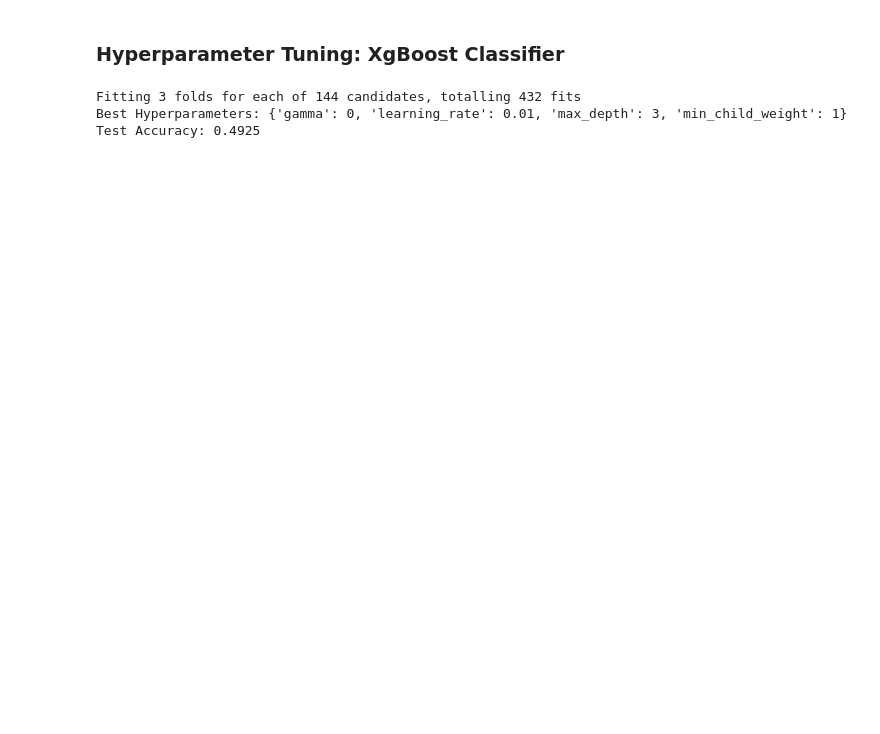
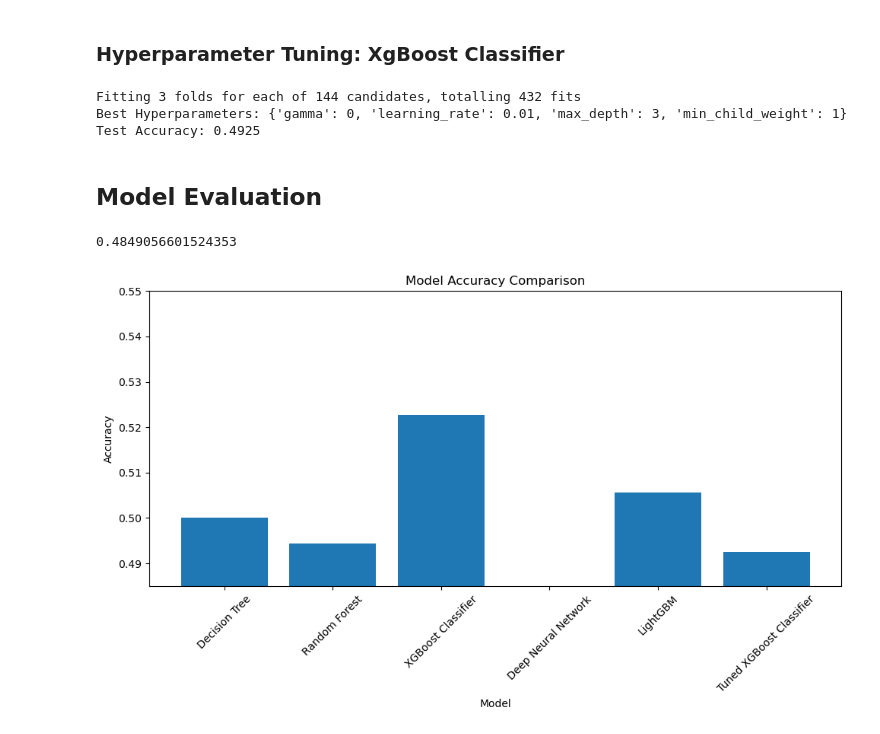
Before and after one commit to DavidChege1/Binance-Trend-Prediction---Mini-Project, a Jupyter notebook: index.ipynb, the cells around one changed output. Drawn from its saved outputs; the diff is of its cells as text; code cells hidden in the pictures; blank space fills up the shorter version.

Commit message:
Model Evaluation

```diff
--- a/index.ipynb
+++ b/index.ipynb
@@ -220,7 +220,7 @@ dnn_model.compile(loss='categorical_crossentropy', optimizer='adam', metrics=['a
 dnn_model.fit(x_train, y_train, epochs=50, batch_size=128, validation_data=(x_test, y_test))
 
 # Evaluate the model
-loss, accuracy = dnn_model.evaluate(x_test, y_test)
-print(f"Test Loss: {loss:.4f}, Test Accuracy: {accuracy:.4f}")
+loss, acc_dnn = dnn_model.evaluate(x_test, y_test)
+print(f"Test Loss: {loss:.4f}, Test Accuracy: {acc_dnn:.4f}")
 # %% [output]
 Epoch 1/50
@@ -278,9 +278,15 @@ print("Best Hyperparameters:", grid_search.best_params_)
 # Evaluate on the test set
 best_model = grid_search.best_estimator_
 y_pred = best_model.predict(x_test)
-test_accuracy = accuracy_score(y_test, y_pred)
-print(f"Test Accuracy: {test_accuracy:.4f}")
+acc_xg_hyper = accuracy_score(y_test, y_pred)
+print(f"Test Accuracy: {acc_xg_hyper:.4f}")
 # %% [output]
 Fitting 3 folds for each of 144 candidates, totalling 432 fits
 Best Hyperparameters: {'gamma': 0, 'learning_rate': 0.01, 'max_depth': 3, 'min_child_weight': 1}
 Test Accuracy: 0.4925
+# %% [markdown]
+## Model Evaluation
+# %%
+acc_dnn
+# %% [output]
+0.4849056601524353
@@ -286,0 +295,33 @@ Test Accuracy: 0.4925
+# %%
+import matplotlib.pyplot as plt
+
+# Define the accuracy of each model
+model_accuracy = {
+    'Decision Tree': acc_dt,
+    'Random Forest': acc_rf,
+    'XGBoost Classifier': acc_xg,
+    'Deep Neural Network': acc_dnn,
+    'LightGBM': acc_lg,
+    'Tuned XGBoost Classifier': acc_xg_hyper
+}
+
+# Create a bar chart
+plt.figure(figsize=(10, 6))
+plt.bar(model_accuracy.keys(), model_accuracy.values())
+
+# Set the title and labels
+plt.title('Model Accuracy Comparison')
+plt.xlabel('Model')
+plt.ylabel('Accuracy')
+
+# Set the lower limit of the y-axis
+min_value = min(model_accuracy.values())
+plt.ylim(min_value, 0.55)
+
+# Show the plot
+plt.xticks(rotation=45)
+plt.tight_layout()
+
+plt.show()
+# %% [output]
+[figure, added]
```
Also changed, not shown: parts of 3 cells of this notebook.
